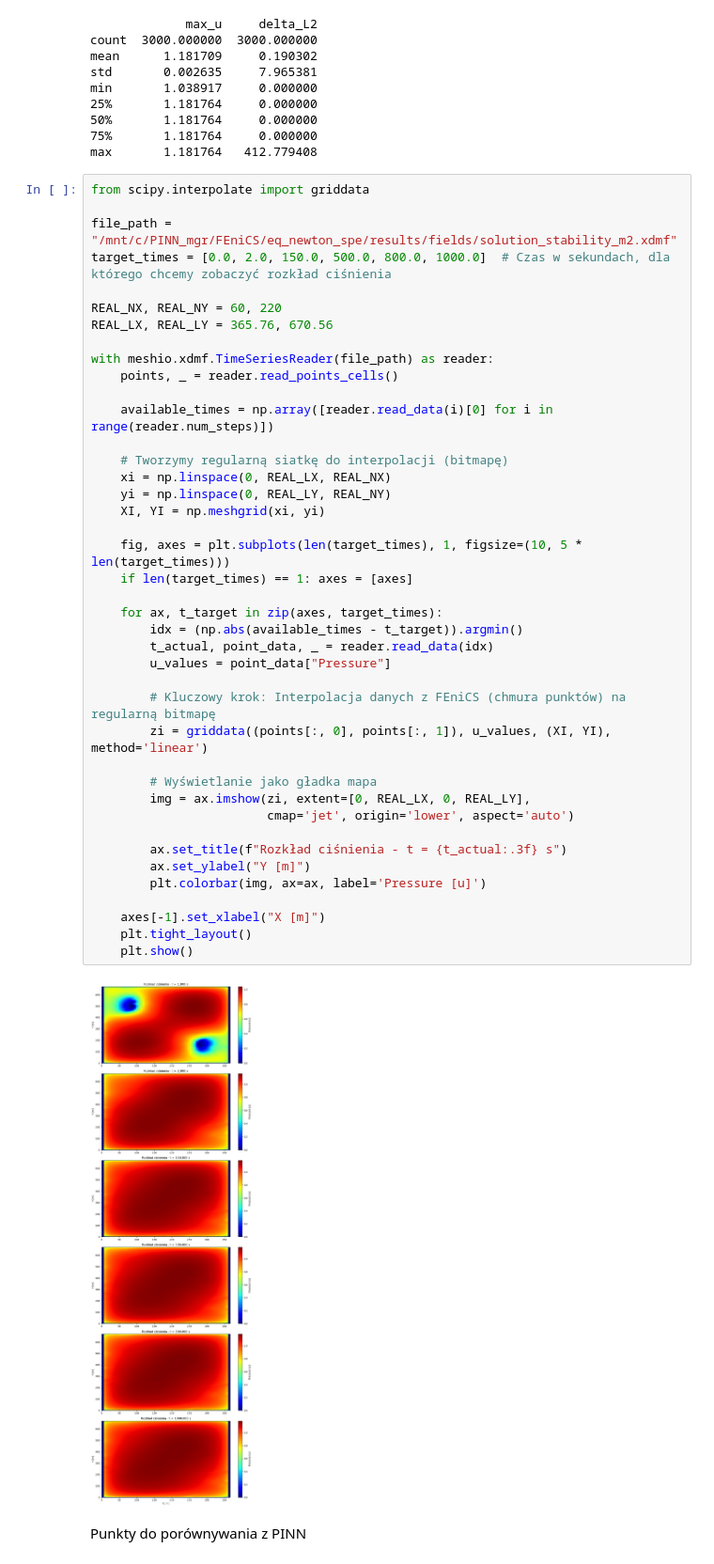
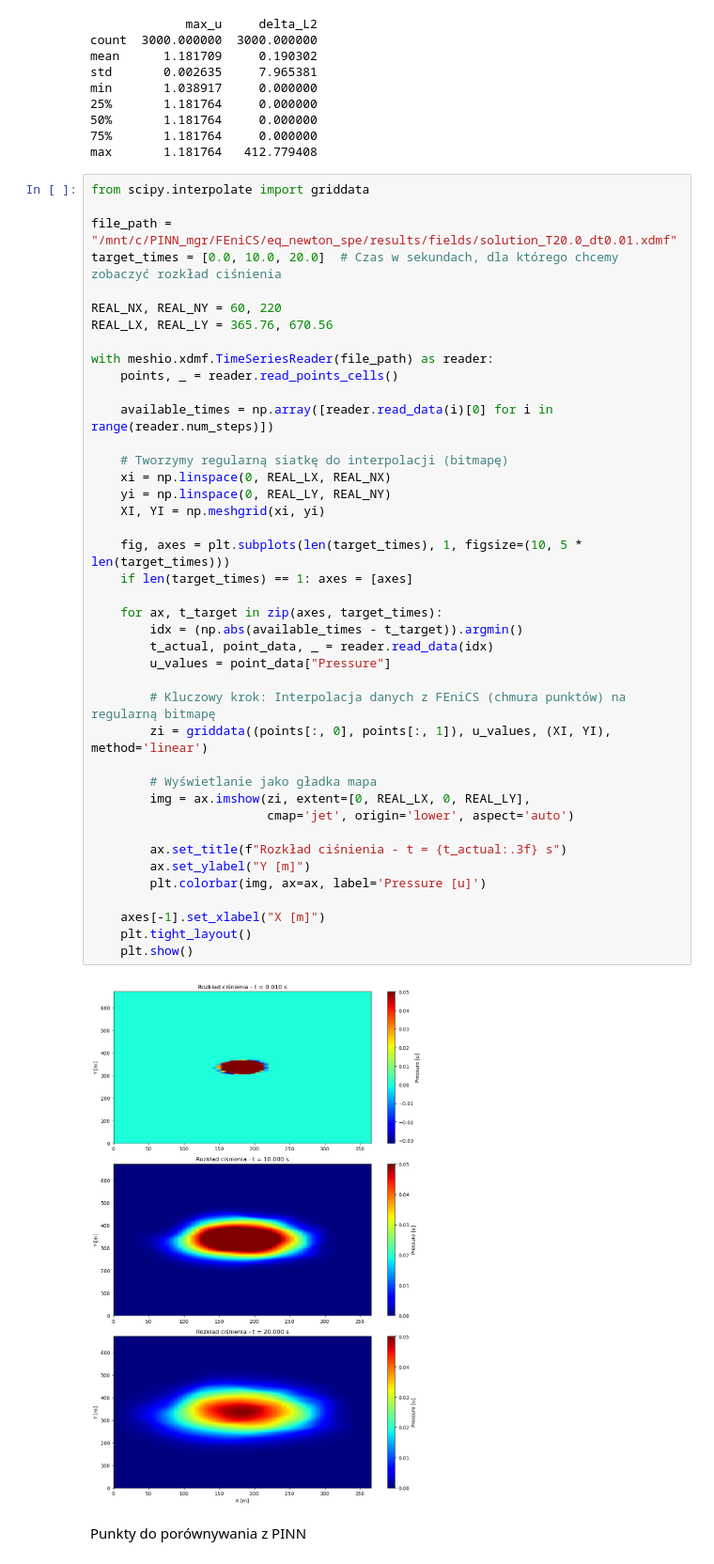
Before and after one commit to Kamicia8/pinn_oil_extr_sim, a Jupyter notebook: FEniCS/eq_newton_spe/metrics_visualization_stability_m2.ipynb, the cells around one changed output. Shown at 94% size. Cells and saved outputs as stored; diff of their text form.

```diff
--- a/FEniCS/eq_newton_spe/metrics_visualization_stability_m2.ipynb
+++ b/FEniCS/eq_newton_spe/metrics_visualization_stability_m2.ipynb
@@ -34,8 +36,8 @@ max       1.181764   412.779408
 # %%
 from scipy.interpolate import griddata
 
-file_path = "/mnt/c/PINN_mgr/FEniCS/eq_newton_spe/results/fields/solution_stability_m2.xdmf"
-target_times = [0.0, 2.0, 150.0, 500.0, 800.0, 1000.0]  # Czas w sekundach, dla którego chcemy zobaczyć rozkład ciśnienia
+file_path = "/mnt/c/PINN_mgr/FEniCS/eq_newton_spe/results/fields/solution_T20.0_dt0.01.xdmf"
+target_times = [0.0, 10.0, 20.0]  # Czas w sekundach, dla którego chcemy zobaczyć rozkład ciśnienia
 
 REAL_NX, REAL_NY = 60, 220
 REAL_LX, REAL_LY = 365.76, 670.56
@@ -46,34 +48,34 @@ with meshio.xdmf.TimeSeriesReader(file_path) as reader:
     available_times = np.array([reader.read_data(i)[0] for i in range(reader.num_steps)])
 
     # Tworzymy regularną siatkę do interpolacji (bitmapę)
     xi = np.linspace(0, REAL_LX, REAL_NX)
     yi = np.linspace(0, REAL_LY, REAL_NY)
     XI, YI = np.meshgrid(xi, yi)
 
     fig, axes = plt.subplots(len(target_times), 1, figsize=(10, 5 * len(target_times)))
     if len(target_times) == 1: axes = [axes]
 
     for ax, t_target in zip(axes, target_times):
         idx = (np.abs(available_times - t_target)).argmin()
         t_actual, point_data, _ = reader.read_data(idx)
         u_values = point_data["Pressure"]
 
         # Kluczowy krok: Interpolacja danych z FEniCS (chmura punktów) na regularną bitmapę
         zi = griddata((points[:, 0], points[:, 1]), u_values, (XI, YI), method='linear')
 
         # Wyświetlanie jako gładka mapa
         img = ax.imshow(zi, extent=[0, REAL_LX, 0, REAL_LY],
                         cmap='jet', origin='lower', aspect='auto')
 
         ax.set_title(f"Rozkład ciśnienia - t = {t_actual:.3f} s")
         ax.set_ylabel("Y [m]")
         plt.colorbar(img, ax=ax, label='Pressure [u]')
 
     axes[-1].set_xlabel("X [m]")
     plt.tight_layout()
     plt.show()
 # %% [output]
-[figure, old version]
+[figure, new version]
 # %% [markdown]
 Punkty do porównywania z PINN
 # %%
```
Also changed, not shown: parts of 2 cells of this notebook, 6 other files.
